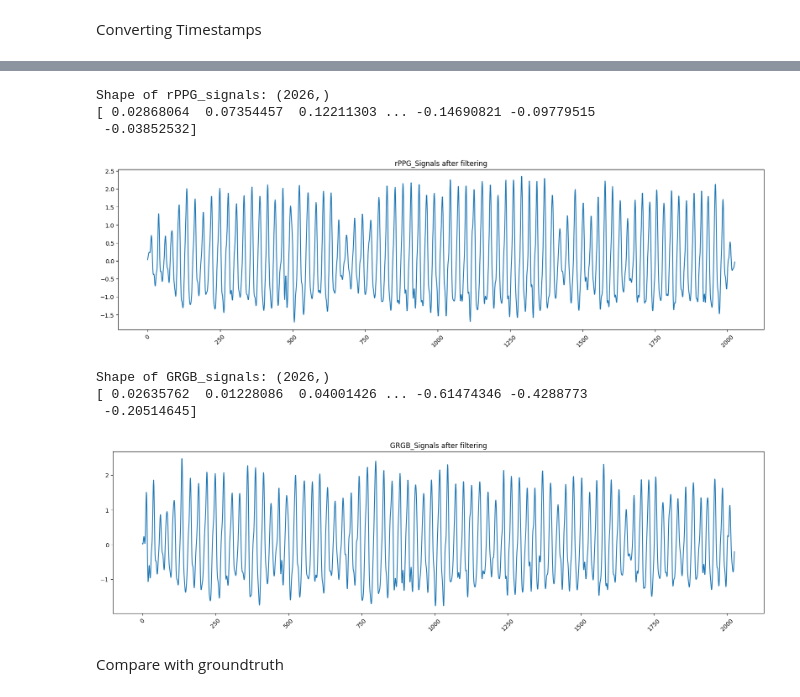
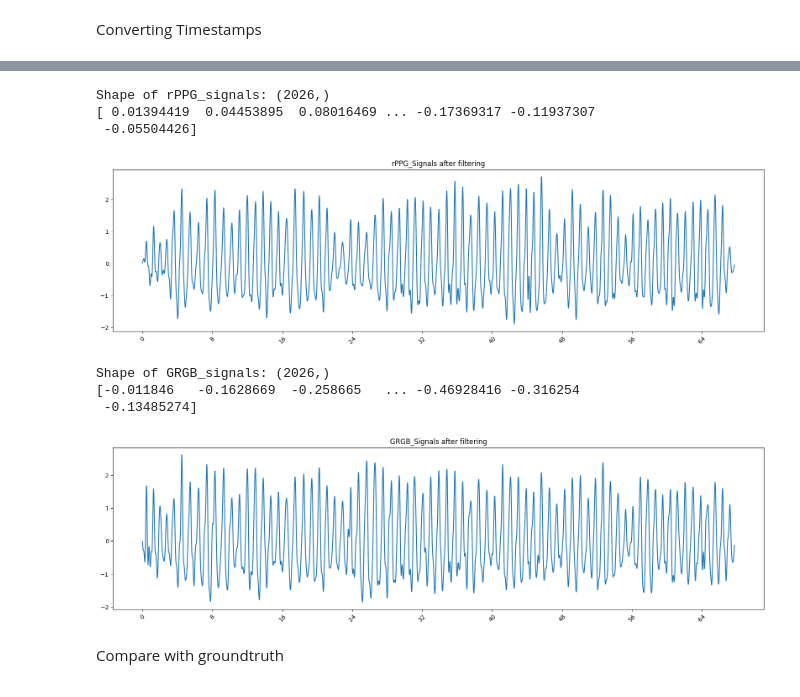
Before and after one commit to Ren1100/remote-PPG, a Jupyter notebook: test.ipynb, the cells around one changed output, grey strips where cells are left out. Drawn from its saved outputs; the diff is of its cells as text; code cells hidden in the pictures.

```diff
--- a/test.ipynb
+++ b/test.ipynb
@@ -74,17 +74,25 @@ while(i_cnt >= idx_frame_start and i_cnt <= idx_frame_end):
 
     # Convert the face region to YCrCb color space
     face_YCrCb = cv2.cvtColor(face, cv2.COLOR_BGR2YCrCb)
+    face_hsv = cv2.cvtColor(face, cv2.COLOR_BGR2HSV)
 
     # Define the skin color range in YCrCb
-    lower_skin = np.array([0, 133, 77], dtype=np.uint8)
-    upper_skin = np.array([255, 173, 127], dtype=np.uint8)
+    lower_skin_YCrCb = np.array([0, 133, 77], dtype=np.uint8)
+    upper_skin_YCrCb = np.array([255, 173, 127], dtype=np.uint8)
+    mask_YCrCb = cv2.inRange(face_YCrCb, lower_skin_YCrCb, upper_skin_YCrCb)
+    # n_skinpixels = np.sum(mask_YCrCb)
+    # masked_face = cv2.bitwise_and(face, face, mask=mask_YCrCb)
 
-    # Create a binary mask where skin color is white and the rest is black
-    mask = cv2.inRange(face_YCrCb, lower_skin, upper_skin)
-    n_skinpixels = np.sum(mask)
+    # Define the skin color range in HSV
+    lower_skin_hsv = np.array([0, 50, 0], dtype=np.uint8)  # Adjust as needed
+    upper_skin_hsv = np.array([25, 150, 255], dtype=np.uint8)  # Adjust as needed
+    mask_hsv = cv2.inRange(face_hsv, lower_skin_hsv, upper_skin_hsv)
+    # n_skinpixels = np.sum(mask_hsv)
+    # masked_face = cv2.bitwise_and(face, face, mask=mask_hsv)
 
-    # Apply the mask to the face region
-    masked_face = cv2.bitwise_and(face, face, mask=mask)
+    mask_HSCrCb = cv2.bitwise_and(mask_YCrCb, mask_hsv)
+    n_skinpixels = np.sum(mask_HSCrCb)
+    masked_face = cv2.bitwise_and(face, face, mask=mask_HSCrCb)
 
     # frame_toshow= cv2.cvtColor(masked_face, cv2.COLOR_BGR2RGB)
     # plt.imshow(frame_toshow)
@@ -203,23 +213,17 @@ for file_name in png_list:
 
 # print(len(timestamps))
 
-formatted_times = []
+durations = []
 for ts in timestamps:
     # Convert nanoseconds to seconds
     timestamp_sec = int(ts) / 1e9
 
-    # Create a datetime object for the integer part of the timestamp
-    time = dt.datetime.fromtimestamp(timestamp_sec)
+    durations.append(timestamp_sec)
 
-    # Get the fractional seconds (2 decimal places)
-    fractional_sec = f"{timestamp_sec % 60:.2f}"
 
-    # Combine the minute and second part from the datetime object with fractional seconds
-    formatted_time = time.strftime("%M:%S") + fractional_sec[2:]  # Skip leading '0' in fractional seconds
-    formatted_times.append(formatted_time)
-
-formatted_times = sorted(formatted_times)
 # Print formatted times and original timestamps
 # print(len(formatted_times))
-# print(formatted_times[:5])
+first_duration = durations[0]
+video_durations = [duration - first_duration for duration in durations]
+print(video_durations[:15])
 # print(timestamps[:5])
@@ -260,29 +266,29 @@ Shape of GRGB_signals: (2026,)
 # %%
 from scipy import signal
 
 lowcut = 0.65
 highcut = 4
 
 b, a = signal.butter(6, [lowcut, highcut], btype='bandpass', fs=fps)
 rPPG_filtered = signal.filtfilt(b, a, rPPG_signals)
 
 #standardization
 rPPG_filtered = (rPPG_filtered-np.mean(rPPG_filtered))/np.std(rPPG_filtered)
 
 print(f"Shape of rPPG_signals: {rPPG_filtered.shape}")
 print(rPPG_filtered)
 plt.figure(figsize=(20,5))
-# plt.plot(formatted_times, rPPG_filtered)
-plt.plot(rPPG_filtered)
+plt.plot(video_durations, rPPG_filtered)
+# plt.plot(rPPG_filtered)
 plt.gca().xaxis.set_major_locator(MaxNLocator(integer=True, nbins=10))  # Set the number of x-ticks to 10
 plt.xticks(rotation=45)  # Rotate labels for better readability
 plt.title(f"rPPG_Signals after filtering")
 plt.show()
 # %% [output]
 Shape of rPPG_signals: (2026,)
-[ 0.02868064  0.07354457  0.12211303 ... -0.14690821 -0.09779515
- -0.03852532]
+[ 0.01394419  0.04453895  0.08016469 ... -0.17369317 -0.11937307
+ -0.05504426]
-[figure, old version]
+[figure, new version]
 # %%
 from scipy import signal
 
@@ -298,17 +304,17 @@ GRGB_filtered = (GRGB_filtered-np.mean(GRGB_filtered))/np.std(GRGB_filtered)
 print(f"Shape of GRGB_signals: {GRGB_filtered.shape}")
 print(GRGB_filtered)
 plt.figure(figsize=(20,5))
-# plt.plot(formatted_times, GRGB_filtered)
-plt.plot(GRGB_filtered)
+plt.plot(video_durations, GRGB_filtered)
+# plt.plot(GRGB_filtered)
 plt.gca().xaxis.set_major_locator(MaxNLocator(integer=True, nbins=10))  # Set the number of x-ticks to 10
 plt.xticks(rotation=45)  # Rotate labels for better readability
 plt.title(f"GRGB_Signals after filtering")
 plt.show()
 # %% [output]
 Shape of GRGB_signals: (2026,)
-[ 0.02635762  0.01228086  0.04001426 ... -0.61474346 -0.4288773
- -0.20514645]
+[-0.011846   -0.1628669  -0.258665   ... -0.46928416 -0.316254
+ -0.13485274]
-[figure, old version]
+[figure, new version]
 # %% [markdown]
 Compare with groundtruth
 # %%
```
Also changed, not shown: parts of 17 cells of this notebook.
